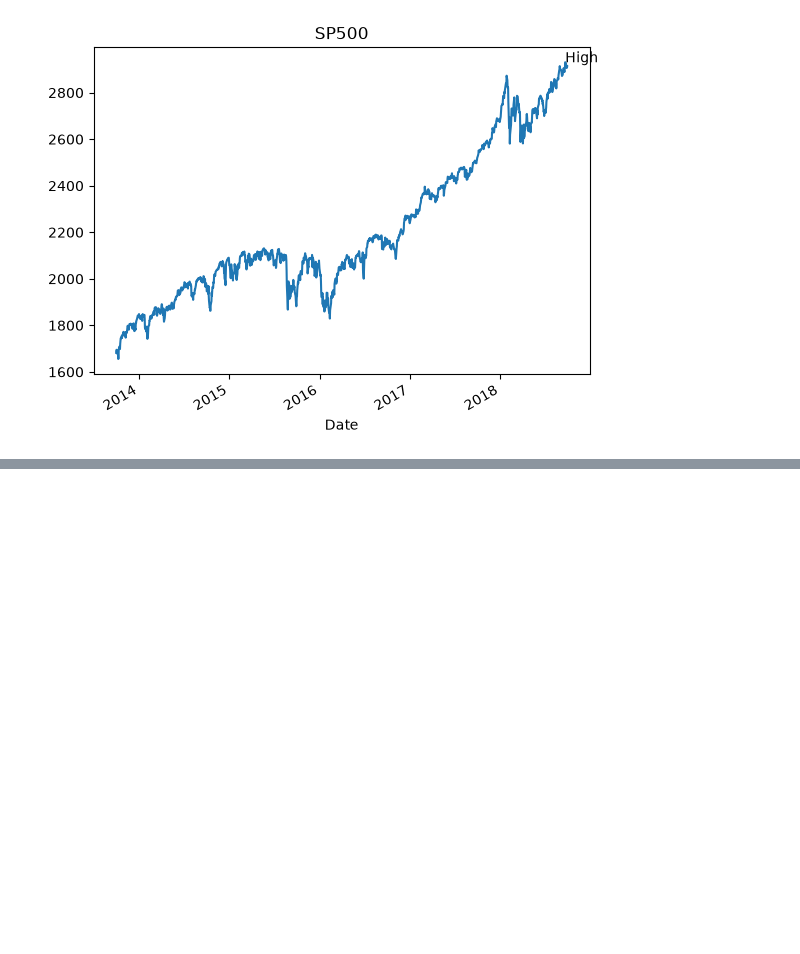
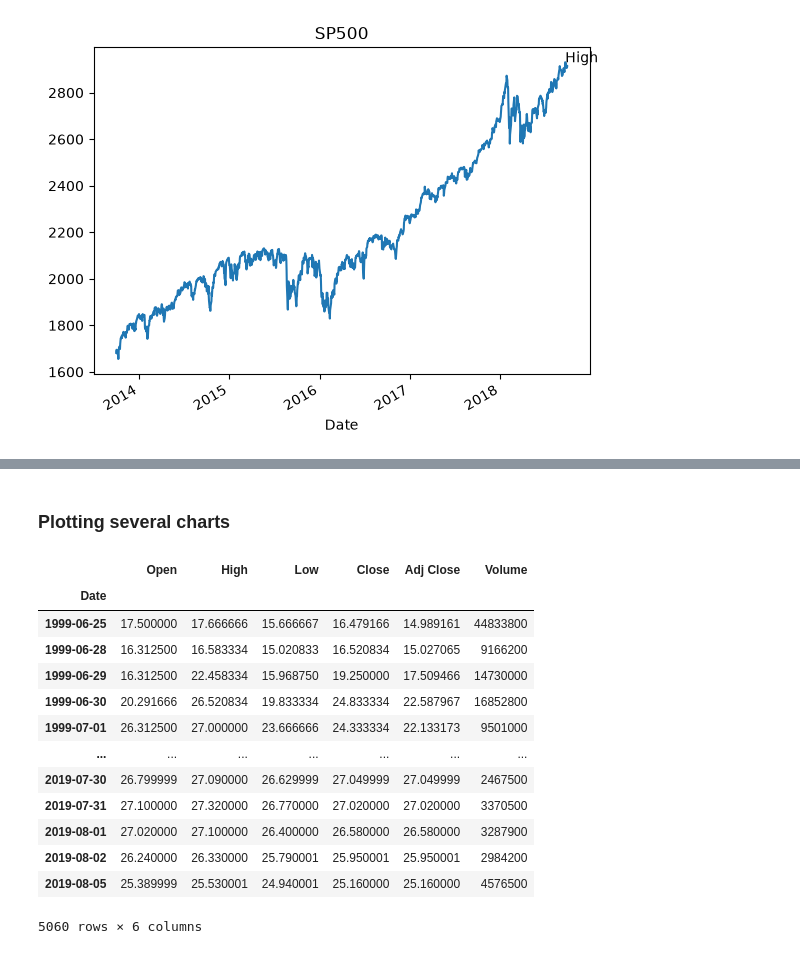
Before and after one commit to onionmccabbage/pythonThuFri2026, a Jupyter notebook: Untitled.ipynb, the cells around one changed output, grey strips where cells are left out. Drawn from its saved outputs; the diff is of its cells as text; code cells hidden in the pictures; blank space fills up the shorter version.

```diff
--- a/Untitled.ipynb
+++ b/Untitled.ipynb
@@ -63,0 +72,21 @@ plt.plot(maxDate, maxPrice)
+# %% [markdown]
+### Plotting several charts
+# %%
+# grab more data
+jpm = pd.read_csv('StockData/jpm.csv', parse_dates=['Date'], index_col=['Date'])
+jnpr = pd.read_csv('StockData/jnpr.csv', parse_dates=['Date'], index_col=['Date'])
+# %% [output]
+|  | Open | High | Low | Close | Adj Close | Volume |
+| Date |  |  |  |  |  |  |
+| 1999-06-25 | 17.500000 | 17.666666 | 15.666667 | 16.479166 | 14.989161 | 44833800 |
+| 1999-06-28 | 16.312500 | 16.583334 | 15.020833 | 16.520834 | 15.027065 | 9166200 |
+| 1999-06-29 | 16.312500 | 22.458334 | 15.968750 | 19.250000 | 17.509466 | 14730000 |
+| 1999-06-30 | 20.291666 | 26.520834 | 19.833334 | 24.833334 | 22.587967 | 16852800 |
+| 1999-07-01 | 26.312500 | 27.000000 | 23.666666 | 24.333334 | 22.133173 | 9501000 |
+| ... | ... | ... | ... | ... | ... | ... |
+| 2019-07-30 | 26.799999 | 27.090000 | 26.629999 | 27.049999 | 27.049999 | 2467500 |
+| 2019-07-31 | 27.100000 | 27.320000 | 26.770000 | 27.020000 | 27.020000 | 3370500 |
+| 2019-08-01 | 27.020000 | 27.100000 | 26.400000 | 26.580000 | 26.580000 | 3287900 |
+| 2019-08-02 | 26.240000 | 26.330000 | 25.790001 | 25.950001 | 25.950001 | 2984200 |
+| 2019-08-05 | 25.389999 | 25.530001 | 24.940001 | 25.160000 | 25.160000 | 4576500 |
+5060 rows × 6 columns
```
Also changed, not shown: parts of 3 cells of this notebook.
